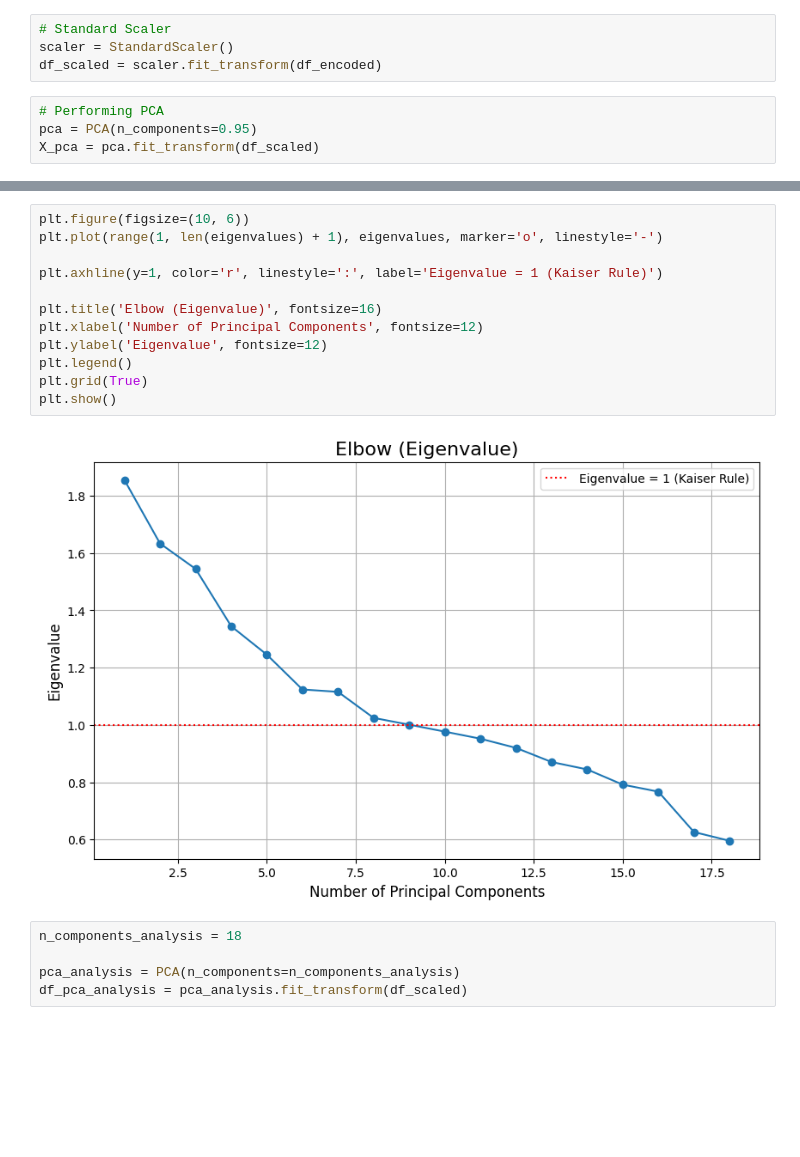
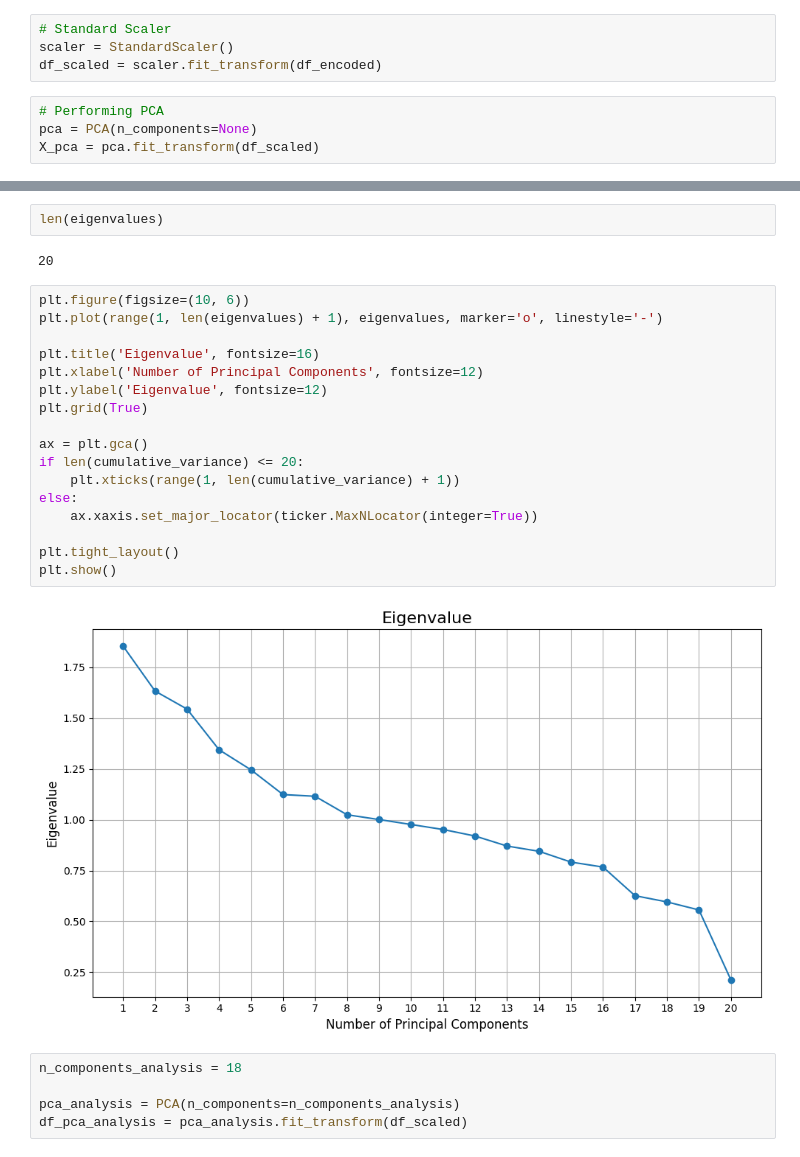
Before and after one commit to ashishkhanal30/dataMining, a Jupyter notebook: clustering-2.ipynb, the cells around one changed output, grey strips where cells are left out. Drawn from its saved outputs; the diff is of its cells as text; blank space fills up the shorter version.

```diff
--- a/clustering-2.ipynb
+++ b/clustering-2.ipynb
@@ -548,7 +555,7 @@ scaler = StandardScaler()
 df_scaled = scaler.fit_transform(df_encoded)
 # %%
 # Performing PCA
-pca = PCA(n_components=0.95)
+pca = PCA(n_components=None)
 X_pca = pca.fit_transform(df_scaled)
 # %%
 eigenvalues = pca.explained_variance_
@@ -600,19 +611,28 @@ print(f"To capture 95% of variance, you need {n_components_95} components.")
 To capture 90% of variance, you need 16 components.
 To capture 95% of variance, you need 18 components.
+# %%
+len(eigenvalues)
+# %% [output]
+20
 # %%
 plt.figure(figsize=(10, 6))
 plt.plot(range(1, len(eigenvalues) + 1), eigenvalues, marker='o', linestyle='-')
 
-plt.axhline(y=1, color='r', linestyle=':', label='Eigenvalue = 1 (Kaiser Rule)')
-
-plt.title('Elbow (Eigenvalue)', fontsize=16)
+plt.title('Eigenvalue', fontsize=16)
 plt.xlabel('Number of Principal Components', fontsize=12)
 plt.ylabel('Eigenvalue', fontsize=12)
-plt.legend()
 plt.grid(True)
+
+ax = plt.gca()
+if len(cumulative_variance) <= 20:
+    plt.xticks(range(1, len(cumulative_variance) + 1))
+else:
+    ax.xaxis.set_major_locator(ticker.MaxNLocator(integer=True))
+
+plt.tight_layout()
 plt.show()
 # %% [output]
-[figure, old version]
+[figure, new version]
 # %%
 n_components_analysis = 18
 
```
Also changed, not shown: parts of 10 cells of this notebook, 2 other files.
